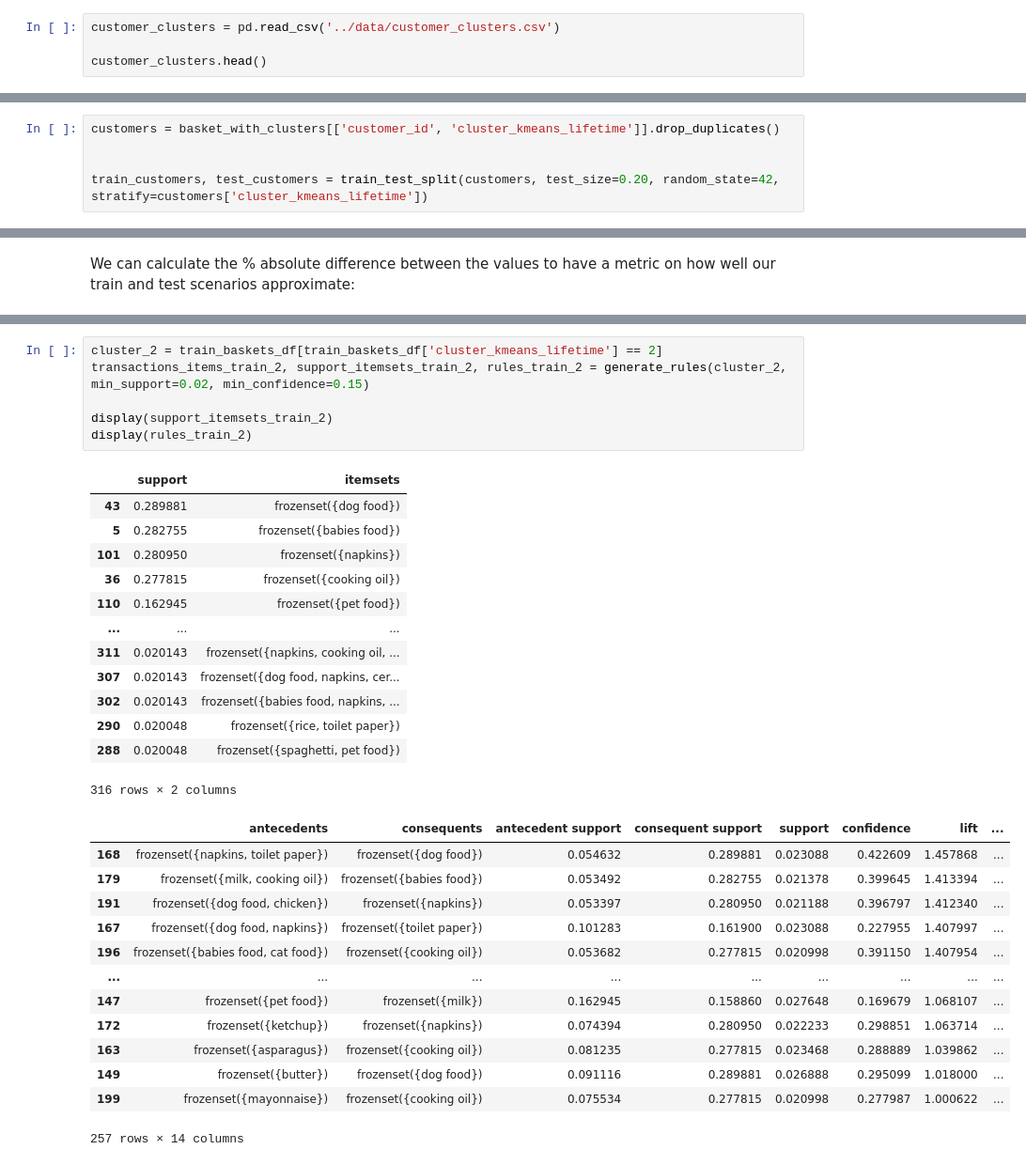
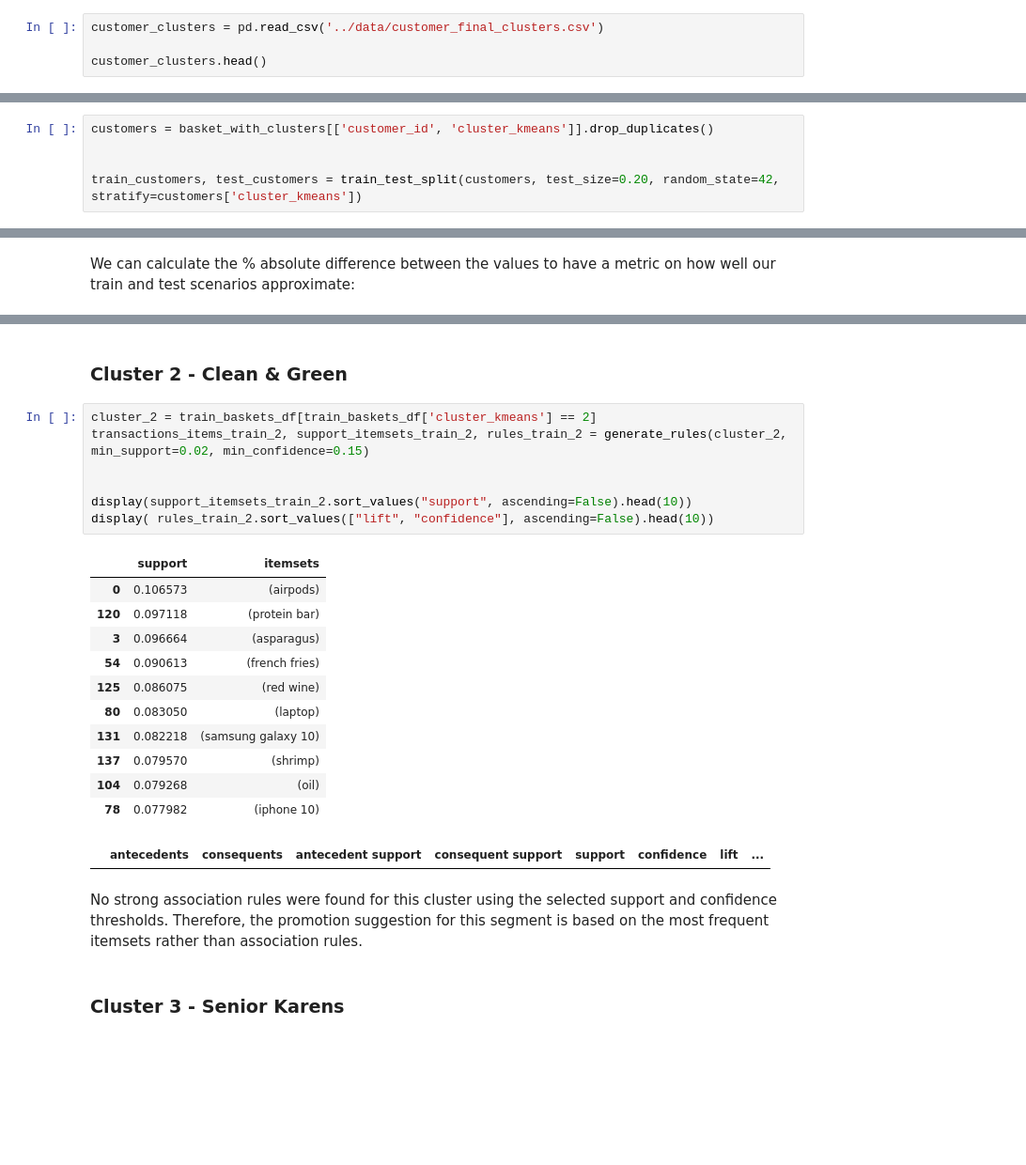
Before and after one commit to tiago2806/ml_project, a Jupyter notebook: notebooks/04_Association_rules.ipynb, the cells around one changed output, grey strips where cells are left out. Shown at 94% size. Cells and saved outputs as stored; diff of their text form; blank space fills up the shorter version.

```diff
--- a/notebooks/04_Association_rules.ipynb
+++ b/notebooks/04_Association_rules.ipynb
@@ -52,7 +46,7 @@ basket_transaction_df.head()
 | 3 | 3137503 | [cereals, megaman zero, final fan... | 10995 | 4 |
 | 4 | 7165061 | [rice, frozen smoothie, black tea... | 27807 | 8 |
 # %%
-customer_clusters = pd.read_csv('../data/customer_clusters.csv')
+customer_clusters = pd.read_csv('../data/customer_final_clusters.csv')
 
 customer_clusters.head()
 # %% [output]
@@ -82,7 +118,7 @@ basket_with_clusters.head()
 # %% [markdown]
 Use a transaction split to mine rules on one subset and validate whether those rules also hold in a holdout subset.
 # %%
-customers = basket_with_clusters[['customer_id', 'cluster_kmeans_lifetime']].drop_duplicates()
+customers = basket_with_clusters[['customer_id', 'cluster_kmeans']].drop_duplicates()
 
 
-train_customers, test_customers = train_test_split(customers, test_size=0.20, random_state=42, stratify=customers['cluster_kmeans_lifetime'])
+train_customers, test_customers = train_test_split(customers, test_size=0.20, random_state=42, stratify=customers['cluster_kmeans'])
@@ -312,34 +385,27 @@ display(rules_train_1)
+# %% [markdown]
+### **Cluster 2 - Clean & Green**
 # %%
-cluster_2 = train_baskets_df[train_baskets_df['cluster_kmeans_lifetime'] == 2]
+cluster_2 = train_baskets_df[train_baskets_df['cluster_kmeans'] == 2]
 transactions_items_train_2, support_itemsets_train_2, rules_train_2 = generate_rules(cluster_2, min_support=0.02, min_confidence=0.15)
 
-display(support_itemsets_train_2)
-display(rules_train_2)
+
+display(support_itemsets_train_2.sort_values("support", ascending=False).head(10))
+display( rules_train_2.sort_values(["lift", "confidence"], ascending=False).head(10))
 # %% [output]
 |  | support | itemsets |
-| 43 | 0.289881 | frozenset({dog food}) |
-| 5 | 0.282755 | frozenset({babies food}) |
-| 101 | 0.280950 | frozenset({napkins}) |
-| 36 | 0.277815 | frozenset({cooking oil}) |
-| 110 | 0.162945 | frozenset({pet food}) |
-| ... | ... | ... |
-| 311 | 0.020143 | frozenset({napkins, cooking oil, ... |
-| 307 | 0.020143 | frozenset({dog food, napkins, cer... |
-| 302 | 0.020143 | frozenset({babies food, napkins, ... |
-| 290 | 0.020048 | frozenset({rice, toilet paper}) |
-| 288 | 0.020048 | frozenset({spaghetti, pet food}) |
+| 0 | 0.106573 | (airpods) |
+| 120 | 0.097118 | (protein bar) |
+| 3 | 0.096664 | (asparagus) |
+| 54 | 0.090613 | (french fries) |
+| 125 | 0.086075 | (red wine) |
+| 80 | 0.083050 | (laptop) |
+| 131 | 0.082218 | (samsung galaxy 10) |
+| 137 | 0.079570 | (shrimp) |
+| 104 | 0.079268 | (oil) |
+| 78 | 0.077982 | (iphone 10) |
-316 rows × 2 columns
 |  | antecedents | consequents | antecedent support | consequent support | support | confidence | lift | ... |
-| 168 | frozenset({napkins, toilet paper}) | frozenset({dog food}) | 0.054632 | 0.289881 | 0.023088 | 0.422609 | 1.457868 | ... |
-| 179 | frozenset({milk, cooking oil}) | frozenset({babies food}) | 0.053492 | 0.282755 | 0.021378 | 0.399645 | 1.413394 | ... |
-| 191 | frozenset({dog food, chicken}) | frozenset({napkins}) | 0.053397 | 0.280950 | 0.021188 | 0.396797 | 1.412340 | ... |
-| 167 | frozenset({dog food, napkins}) | frozenset({toilet paper}) | 0.101283 | 0.161900 | 0.023088 | 0.227955 | 1.407997 | ... |
-| 196 | frozenset({babies food, cat food}) | frozenset({cooking oil}) | 0.053682 | 0.277815 | 0.020998 | 0.391150 | 1.407954 | ... |
-| ... | ... | ... | ... | ... | ... | ... | ... | ... |
-| 147 | frozenset({pet food}) | frozenset({milk}) | 0.162945 | 0.158860 | 0.027648 | 0.169679 | 1.068107 | ... |
-| 172 | frozenset({ketchup}) | frozenset({napkins}) | 0.074394 | 0.280950 | 0.022233 | 0.298851 | 1.063714 | ... |
-| 163 | frozenset({asparagus}) | frozenset({cooking oil}) | 0.081235 | 0.277815 | 0.023468 | 0.288889 | 1.039862 | ... |
-| 149 | frozenset({butter}) | frozenset({dog food}) | 0.091116 | 0.289881 | 0.026888 | 0.295099 | 1.018000 | ... |
-| 199 | frozenset({mayonnaise}) | frozenset({cooking oil}) | 0.075534 | 0.277815 | 0.020998 | 0.277987 | 1.000622 | ... |
-257 rows × 14 columns
+# %% [markdown]
+No strong association rules were found for this cluster using the selected support and confidence thresholds. Therefore, the promotion suggestion for this segment is based on the most frequent itemsets rather than association rules.
+# %% [markdown]
+### **Cluster 3 - Senior Karens**
 # %%
```
Also changed, not shown: parts of 57 cells of this notebook.
